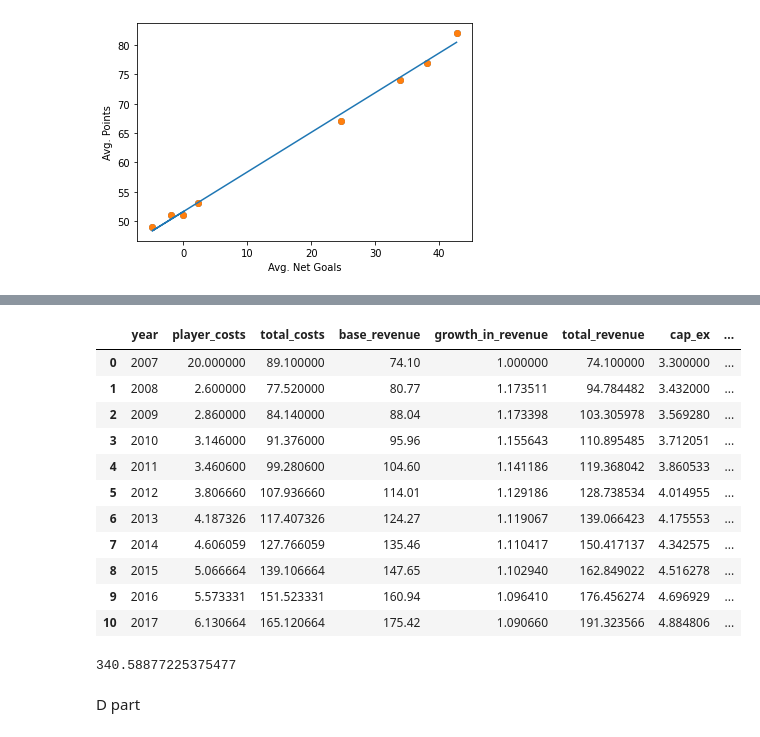
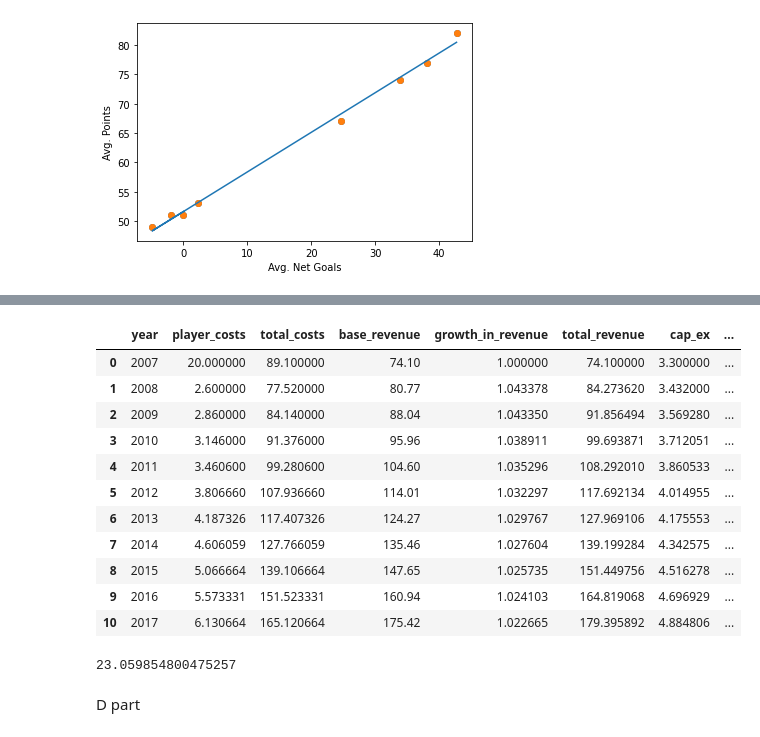
Before and after one commit to hhildaa/epfl-if-case1, a Jupyter notebook: case1.ipynb, the cells around one changed output, grey strips where cells are left out. Cells and saved outputs as stored; diff of their text form; code cells hidden in the pictures.

```diff
--- a/case1.ipynb
+++ b/case1.ipynb
@@ -186,6 +186,7 @@ df['expected_growth_of_points(%)'] = df['expected_avg_points']/df['expected_avg_
 df['expected_growth_of_points(%)'][0] = 1
 df['expected_growth_of_points(%)'] = (df['expected_growth_of_points(%)'] - 1) * 100
 df['expected_growth_in_revenue(%)'] = df['expected_growth_of_points(%)']*1.52
+df['expected_growth_in_revenueno_stadium'] = df['expected_growth_in_revenue(%)'] / 400 + 1
 df['expected_growth_in_revenue'] = df['expected_growth_in_revenue(%)'] / 100 + 1
 df
 # %% [output]
@@ -204,32 +205,32 @@ df
 # %%
 inc_stat3 = pd.DataFrame({'year': [year for year in range(2007, 2018)]})
 inc_stat3['player_costs'] = [20] + [0.05 * 52 * (1.1)**i for i in range(10)]
 inc_stat3['total_costs'] = inc_stat3['player_costs'] + list(income_statement.loc[9][1:12])
 inc_stat3['base_revenue'] = list(income_statement.loc[5][1:12])
-inc_stat3['growth_in_revenue'] = df['expected_growth_in_revenue']
+inc_stat3['growth_in_revenue'] = df['expected_growth_in_revenueno_stadium']
 inc_stat3['total_revenue'] = inc_stat3['growth_in_revenue'] * inc_stat3['base_revenue']
 inc_stat3['cap_ex'] = [3.3 * 1.04**i for i in range(11)]
 inc_stat3['growth_in_total_revenue'] = inc_stat3['total_revenue']/inc_stat3['total_revenue'].shift(1)
 inc_stat3['growth_in_total_revenue'][0] = 1
 inc_stat3['nwc'] = inc_stat3['growth_in_total_revenue'] * nwc
 inc_stat3['delta_nwc'] = inc_stat3['nwc'] - inc_stat3['nwc'].shift(1)
 inc_stat3['delta_nwc'][0] = inc_stat3['nwc'][0]
 inc_stat3['depreciation'] = list(income_statement.loc[11][1:12])
-inc_stat3['free_cash_flow'] = inc_stat3['total_revenue'] - inc_stat3['total_costs'] * (1-0.35) - inc_stat3['cap_ex'] - inc_stat3['delta_nwc'] + 0.35 * inc_stat3['depreciation']
+inc_stat3['free_cash_flow'] = (inc_stat3['total_revenue'] - inc_stat3['total_costs']) * (1-0.35) - inc_stat3['cap_ex'] - inc_stat3['delta_nwc'] + 0.35 * inc_stat3['depreciation']
 inc_stat3
 # %% [output]
 |  | year | player_costs | total_costs | base_revenue | growth_in_revenue | total_revenue | cap_ex | ... |
 | 0 | 2007 | 20.000000 | 89.100000 | 74.10 | 1.000000 | 74.100000 | 3.300000 | ... |
-| 1 | 2008 | 2.600000 | 77.520000 | 80.77 | 1.173511 | 94.784482 | 3.432000 | ... |
-| 2 | 2009 | 2.860000 | 84.140000 | 88.04 | 1.173398 | 103.305978 | 3.569280 | ... |
-| 3 | 2010 | 3.146000 | 91.376000 | 95.96 | 1.155643 | 110.895485 | 3.712051 | ... |
-| 4 | 2011 | 3.460600 | 99.280600 | 104.60 | 1.141186 | 119.368042 | 3.860533 | ... |
-| 5 | 2012 | 3.806660 | 107.936660 | 114.01 | 1.129186 | 128.738534 | 4.014955 | ... |
-| 6 | 2013 | 4.187326 | 117.407326 | 124.27 | 1.119067 | 139.066423 | 4.175553 | ... |
-| 7 | 2014 | 4.606059 | 127.766059 | 135.46 | 1.110417 | 150.417137 | 4.342575 | ... |
-| 8 | 2015 | 5.066664 | 139.106664 | 147.65 | 1.102940 | 162.849022 | 4.516278 | ... |
-| 9 | 2016 | 5.573331 | 151.523331 | 160.94 | 1.096410 | 176.456274 | 4.696929 | ... |
-| 10 | 2017 | 6.130664 | 165.120664 | 175.42 | 1.090660 | 191.323566 | 4.884806 | ... |
+| 1 | 2008 | 2.600000 | 77.520000 | 80.77 | 1.043378 | 84.273620 | 3.432000 | ... |
+| 2 | 2009 | 2.860000 | 84.140000 | 88.04 | 1.043350 | 91.856494 | 3.569280 | ... |
+| 3 | 2010 | 3.146000 | 91.376000 | 95.96 | 1.038911 | 99.693871 | 3.712051 | ... |
+| 4 | 2011 | 3.460600 | 99.280600 | 104.60 | 1.035296 | 108.292010 | 3.860533 | ... |
+| 5 | 2012 | 3.806660 | 107.936660 | 114.01 | 1.032297 | 117.692134 | 4.014955 | ... |
+| 6 | 2013 | 4.187326 | 117.407326 | 124.27 | 1.029767 | 127.969106 | 4.175553 | ... |
+| 7 | 2014 | 4.606059 | 127.766059 | 135.46 | 1.027604 | 139.199284 | 4.342575 | ... |
+| 8 | 2015 | 5.066664 | 139.106664 | 147.65 | 1.025735 | 151.449756 | 4.516278 | ... |
+| 9 | 2016 | 5.573331 | 151.523331 | 160.94 | 1.024103 | 164.819068 | 4.696929 | ... |
+| 10 | 2017 | 6.130664 | 165.120664 | 175.42 | 1.022665 | 179.395892 | 4.884806 | ... |
 # %%
 fcf = inc_stat3['free_cash_flow']
 T = 10
@@ -239,6 +240,6 @@ for t in np.arange(T):
 NPV = PVs.sum()
 NPV
 # %% [output]
-340.58877225375477
+23.059854800475257
 # %% [markdown]
 D part
```
